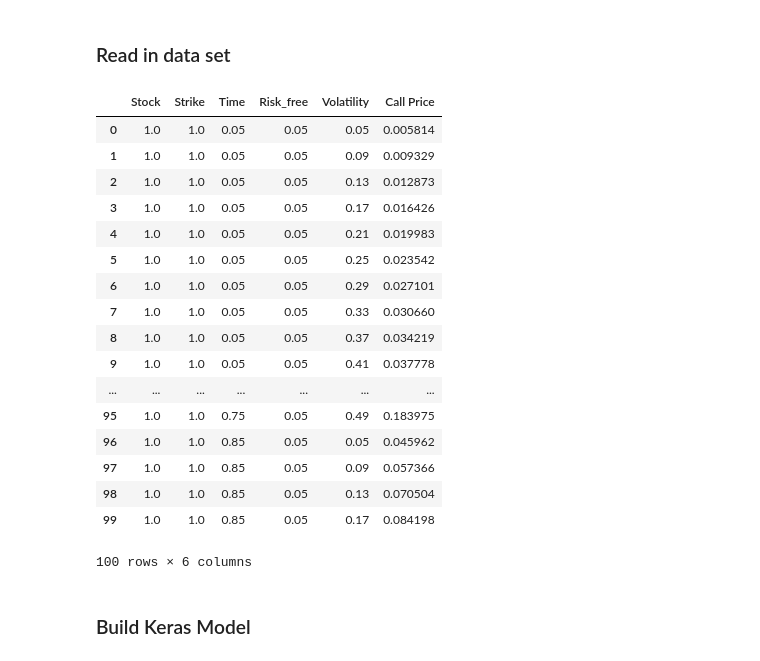
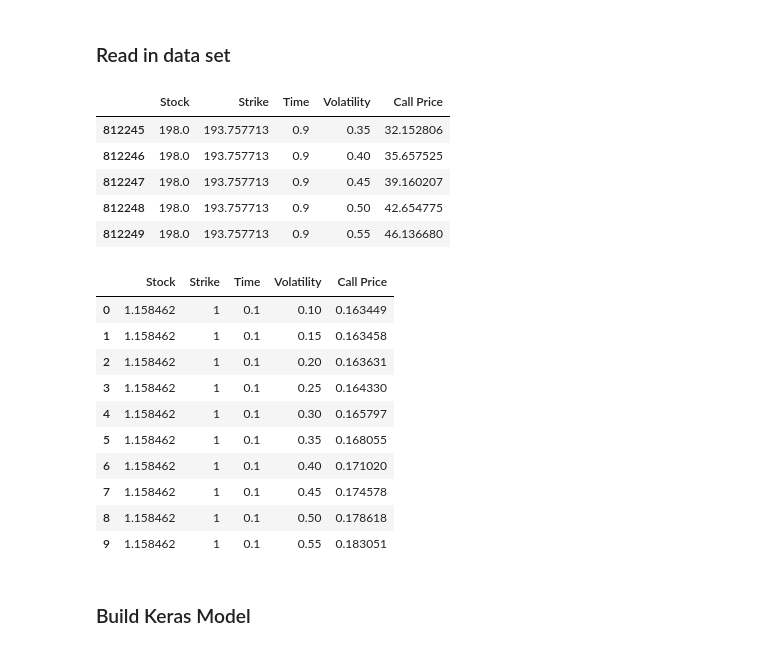
Before and after one commit to cshannonn/blackscholes_nas, a Jupyter notebook: TensorFlow_BlackScholes.ipynb, the cells around one changed output. Saved outputs shown, nothing was run; the diff lists cells and outputs as text; code cells hidden in the pictures.

```diff
--- a/TensorFlow_BlackScholes.ipynb
+++ b/TensorFlow_BlackScholes.ipynb
@@ -10,35 +10,34 @@ import matplotlib.pyplot as plt
 ### Read in data set
 # %%
 #Pandas DataFrame
-option_df = pd.read_csv("option_data.csv")
-option_df.
+option_df = pd.read_pickle("option_data.pkl")
+option_df.tail()
+# %% [output]
+|  | Stock | Strike | Time | Volatility | Call Price |
+| 812245 | 198.0 | 193.757713 | 0.9 | 0.35 | 32.152806 |
+| 812246 | 198.0 | 193.757713 | 0.9 | 0.40 | 35.657525 |
+| 812247 | 198.0 | 193.757713 | 0.9 | 0.45 | 39.160207 |
+| 812248 | 198.0 | 193.757713 | 0.9 | 0.50 | 42.654775 |
+| 812249 | 198.0 | 193.757713 | 0.9 | 0.55 | 46.136680 |
 # %%
-##Normalize dats
-
+##Normalize data
 option_df['Stock'] = option_df['Stock'].div(option_df.Strike)
-option_df['Strike'] = option_df['Strike'].div(option_df.Strike)
 option_df['Call Price'] = option_df['Call Price'].div(option_df.Strike)
+option_df['Strike'] = 1
 # %%
-option_df.head(100)
+option_df.head(10)
 # %% [output]
-|  | Stock | Strike | Time | Risk_free | Volatility | Call Price |
-| 0 | 1.0 | 1.0 | 0.05 | 0.05 | 0.05 | 0.005814 |
-| 1 | 1.0 | 1.0 | 0.05 | 0.05 | 0.09 | 0.009329 |
-| 2 | 1.0 | 1.0 | 0.05 | 0.05 | 0.13 | 0.012873 |
-| 3 | 1.0 | 1.0 | 0.05 | 0.05 | 0.17 | 0.016426 |
-| 4 | 1.0 | 1.0 | 0.05 | 0.05 | 0.21 | 0.019983 |
-| 5 | 1.0 | 1.0 | 0.05 | 0.05 | 0.25 | 0.023542 |
-| 6 | 1.0 | 1.0 | 0.05 | 0.05 | 0.29 | 0.027101 |
-| 7 | 1.0 | 1.0 | 0.05 | 0.05 | 0.33 | 0.030660 |
-| 8 | 1.0 | 1.0 | 0.05 | 0.05 | 0.37 | 0.034219 |
-| 9 | 1.0 | 1.0 | 0.05 | 0.05 | 0.41 | 0.037778 |
-| ... | ... | ... | ... | ... | ... | ... |
-| 95 | 1.0 | 1.0 | 0.75 | 0.05 | 0.49 | 0.183975 |
-| 96 | 1.0 | 1.0 | 0.85 | 0.05 | 0.05 | 0.045962 |
-| 97 | 1.0 | 1.0 | 0.85 | 0.05 | 0.09 | 0.057366 |
-| 98 | 1.0 | 1.0 | 0.85 | 0.05 | 0.13 | 0.070504 |
-| 99 | 1.0 | 1.0 | 0.85 | 0.05 | 0.17 | 0.084198 |
+|  | Stock | Strike | Time | Volatility | Call Price |
+| 0 | 1.158462 | 1 | 0.1 | 0.10 | 0.163449 |
+| 1 | 1.158462 | 1 | 0.1 | 0.15 | 0.163458 |
+| 2 | 1.158462 | 1 | 0.1 | 0.20 | 0.163631 |
+| 3 | 1.158462 | 1 | 0.1 | 0.25 | 0.164330 |
+| 4 | 1.158462 | 1 | 0.1 | 0.30 | 0.165797 |
+| 5 | 1.158462 | 1 | 0.1 | 0.35 | 0.168055 |
+| 6 | 1.158462 | 1 | 0.1 | 0.40 | 0.171020 |
+| 7 | 1.158462 | 1 | 0.1 | 0.45 | 0.174578 |
+| 8 | 1.158462 | 1 | 0.1 | 0.50 | 0.178618 |
+| 9 | 1.158462 | 1 | 0.1 | 0.55 | 0.183051 |
-100 rows × 6 columns
 # %% [markdown]
 ### Build Keras Model
 # %%
```
Also changed, not shown: parts of 10 cells of this notebook, 2 other files.
